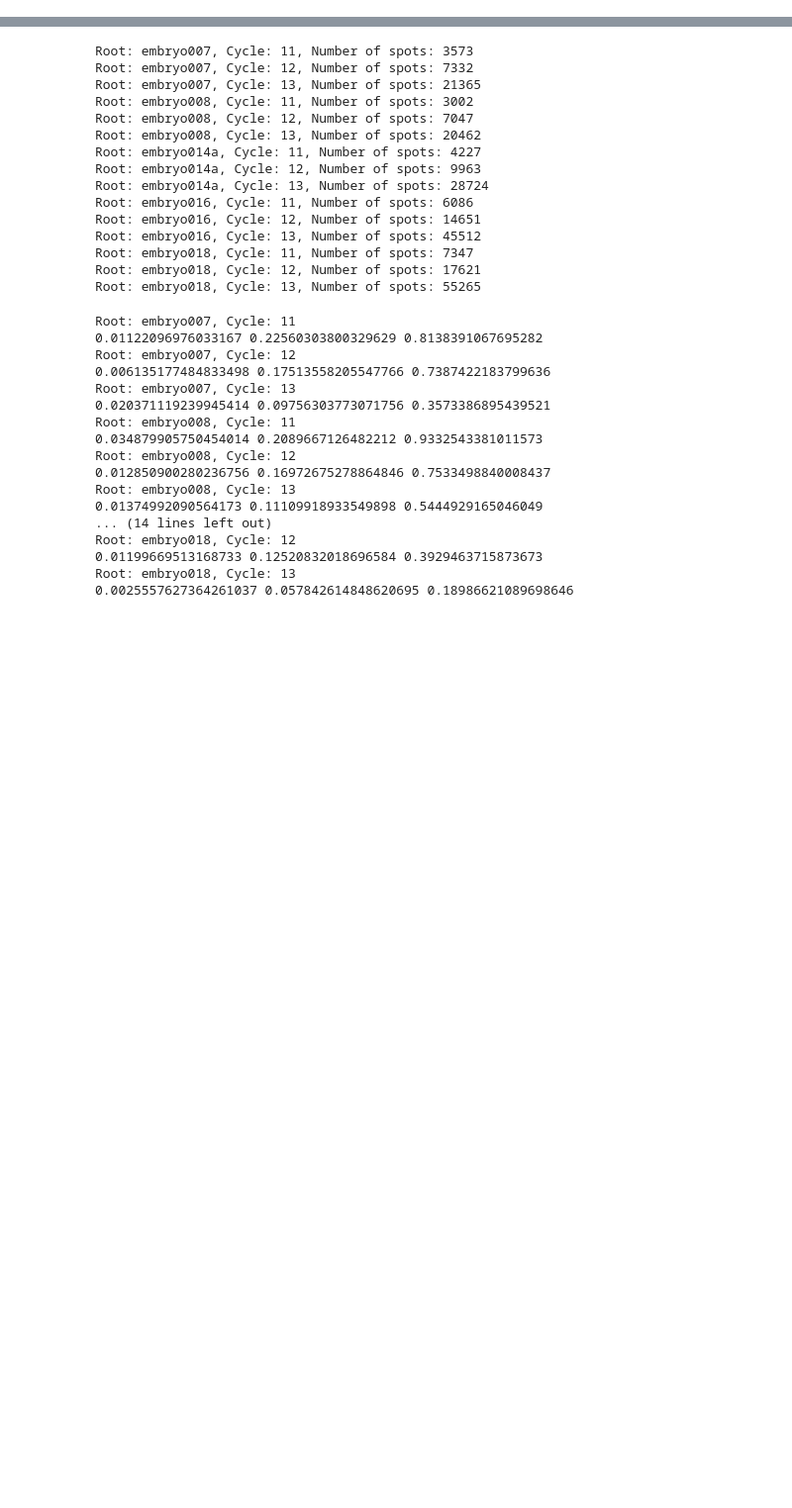
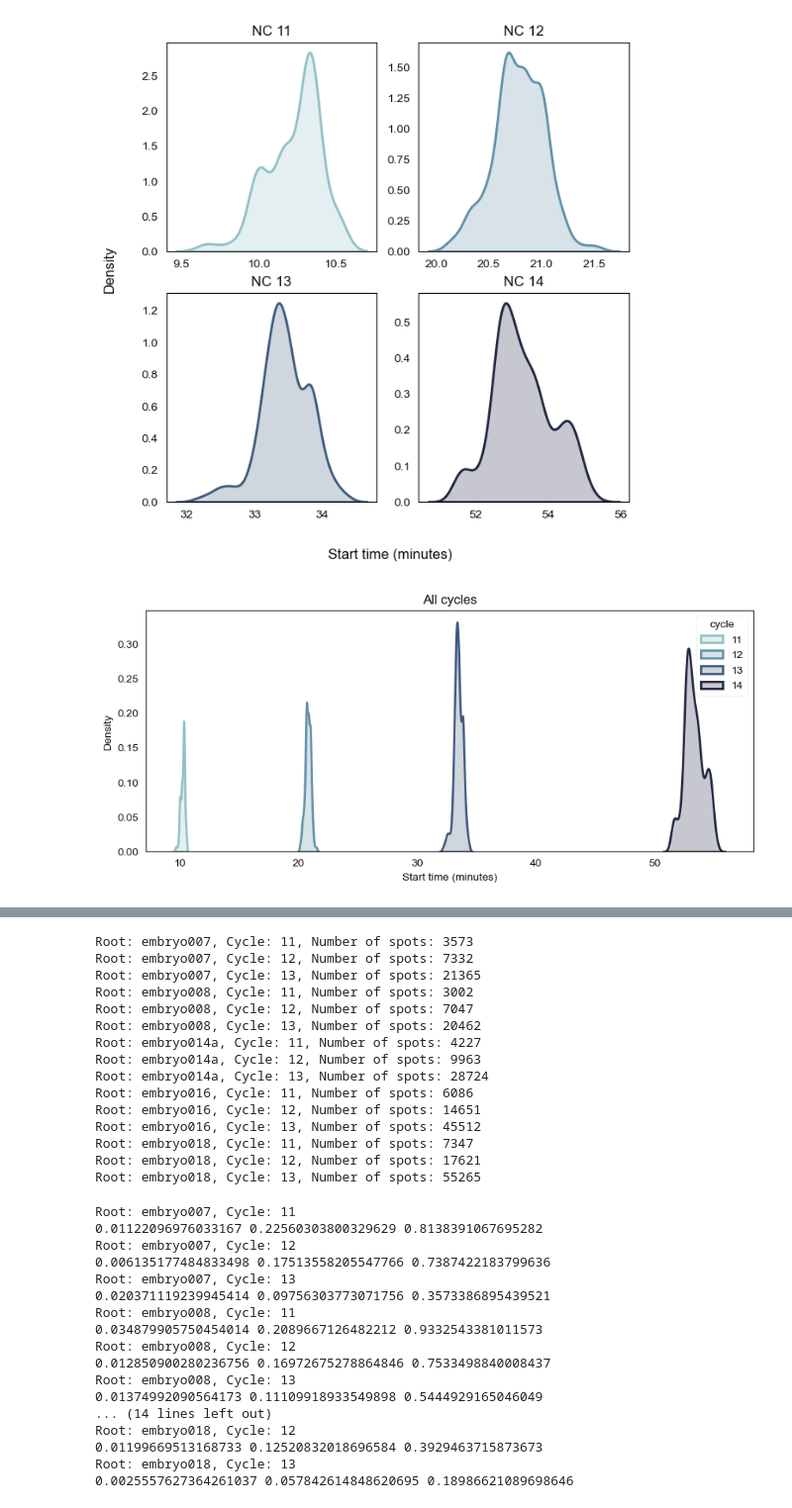
Before and after one commit to Harrison-Oatman/NucleiTracking, a Jupyter notebook: notebooks/cc_progression.ipynb, the cells around one changed output, grey strips where cells are left out. Shown at 99% size. Drawn from its saved outputs; the diff is of its cells as text; code cells hidden in the pictures; blank space fills up the shorter version.

```diff
--- a/notebooks/cc_progression.ipynb
+++ b/notebooks/cc_progression.ipynb
@@ -46,0 +108,62 @@ spots, tracklets, metadata, tracklets_joined = import_tracklets(datapath, roots)
+# %%
+tracklet = tracklets[root]
+tracklet = tracklet[tracklet["track_n_tracklets"] == 31]
+tracklet = tracklet[tracklet["cycle"].isin([11, 12, 13, 14])]
+pal = sns.cubehelix_palette(4, rot=-.25, light=.7)
+
+fig, axes = plt.subplots(2, 2, figsize=(7, 7))
+# plt.tight_layout()
+for cycle, ax in zip([11, 12, 13, 14], axes.flatten()):
+    # fig, ax = plt.subplots(1, 1, figsize=(3.5, 3.5))
+    # ax.set_title(f"Cycle {cycle}")
+    color = pal[(cycle - 11)]
+    sns.kdeplot(data=tracklet[tracklet["cycle"]==cycle], x="start_time", color=color, fill=True, linewidths=2, ax=ax)
+    ax.set_title(f"NC {cycle}")
+    ax.set_xlabel("")
+    ax.set_ylabel("")
+fig.supxlabel("Start time (minutes)")
+fig.supylabel("Density")
+plt.savefig(plotpath / f"{root}_cycle_{cycle}_start_time.png", dpi=300)
+
+fig, ax = plt.subplots(1, 1, figsize=(10, 4))
+ax.set_xlabel("Start time (minutes)")
+ax.set_title("All cycles")
+sns.kdeplot(data=tracklet, x="start_time", hue="cycle", fill=True, linewidths=2, ax=ax, palette=pal)
+
+plt.savefig(plotpath / f"{root}_all_cycles_start_time.png", dpi=300)
+
+tifffile.imwrite(plotpath / f"{root}_{tid}_final_frame.tif", final_frame)
+tracklet = tracklets[root]
+tracklet = tracklet[tracklet["track_n_tracklets"] == 31]
+tracklet = tracklet[tracklet["cycle"].isin([11, 12, 13, 14])]
+pal = sns.cubehelix_palette(4, rot=-.25, light=.7)
+
+fig, axes = plt.subplots(2, 2, figsize=(7, 7))
+# plt.tight_layout()
+for cycle, ax in zip([11, 12, 13, 14], axes.flatten()):
+    # fig, ax = plt.subplots(1, 1, figsize=(3.5, 3.5))
+    # ax.set_title(f"Cycle {cycle}")
+    color = pal[(cycle - 11)]
+    t = tracklet[tracklet["cycle"] == cycle]
+    sns.kdeplot(data=t, x="length", color=color, fill=True, linewidths=2, ax=ax)
+    xmin, xmax = t["length"].median() - 3, t["length"].median() + 3
+    ax.set_xlim(xmin, xmax)
+    ax.set_title(f"NC {cycle}")
+    ax.set_xlabel("")
+    ax.set_ylabel("")
+fig.supxlabel("Start time (minutes)")
+fig.supylabel("Density")
+plt.savefig(plotpath / f"{root}_cycle_{cycle}_start_time.png", dpi=300)
+
+fig, ax = plt.subplots(1, 1, figsize=(10, 4))
+ax.set_xlabel("Start time (minutes)")
+ax.set_title("All cycles")
+sns.kdeplot(data=tracklet, x="start_time", hue="cycle", fill=True, linewidths=2, ax=ax, palette=pal)
+
+plt.savefig(plotpath / f"{root}_all_cycles_start_time.png", dpi=300)
+
+
+    # plt.savefig(plotpath / f"{root}_cycle_{cycle}_tracklet_tree.png", dpi=300)
+# %% [output]
+[figure, added]
+[figure, added]
```
Also changed, not shown: parts of 7 cells of this notebook.
